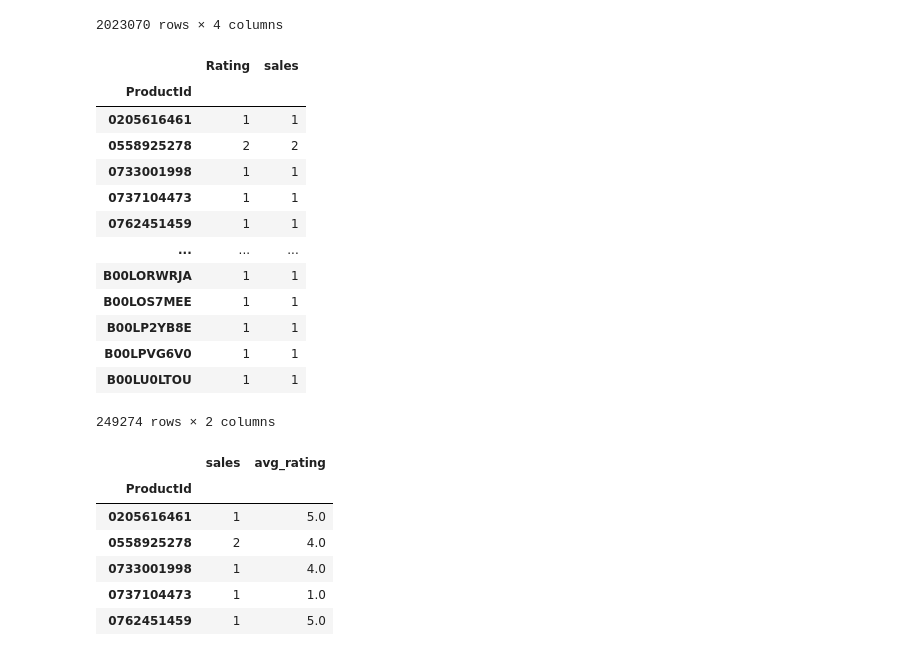
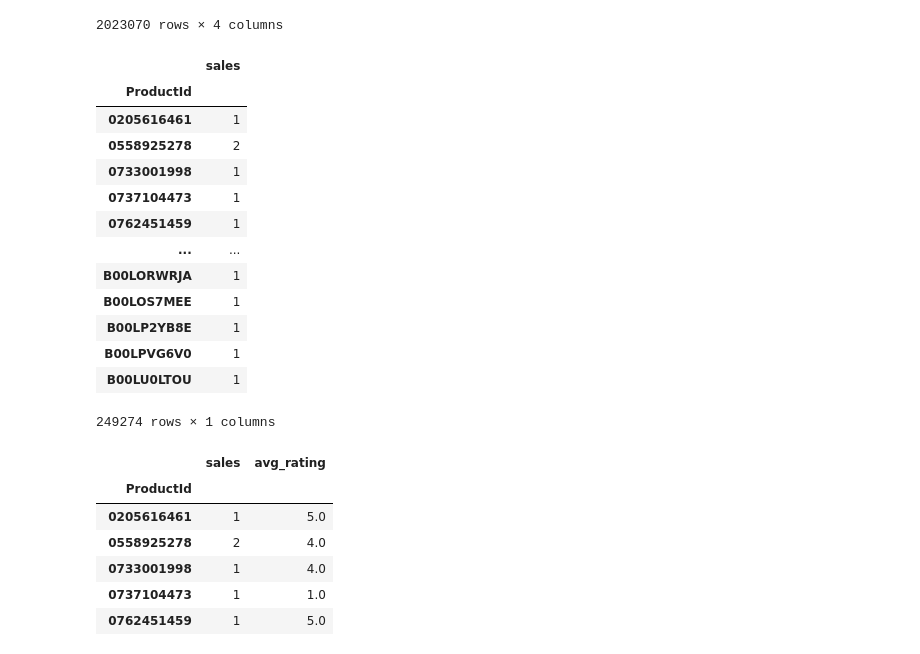
Before and after one commit to vgtgayan/rec-sys, a Jupyter notebook: 1_most_popular.ipynb, the cells around one changed output. Saved outputs shown, nothing was run; the diff lists cells and outputs as text; code cells hidden in the pictures.

```diff
--- a/1_most_popular.ipynb
+++ b/1_most_popular.ipynb
@@ -21,23 +21,24 @@ df
 # Drop null values
 df = df.dropna()
 # %%
+agg_df = pd.DataFrame()
 agg_df['sales'] = pd.DataFrame(df.groupby('ProductId')['Rating'].count())
 agg_df
 # %% [output]
-|  | Rating | sales |
-| ProductId |  |  |
-| 0205616461 | 1 | 1 |
-| 0558925278 | 2 | 2 |
-| 0733001998 | 1 | 1 |
-| 0737104473 | 1 | 1 |
-| 0762451459 | 1 | 1 |
-| ... | ... | ... |
-| B00LORWRJA | 1 | 1 |
-| B00LOS7MEE | 1 | 1 |
-| B00LP2YB8E | 1 | 1 |
-| B00LPVG6V0 | 1 | 1 |
-| B00LU0LTOU | 1 | 1 |
+|  | sales |
+| ProductId |  |
+| 0205616461 | 1 |
+| 0558925278 | 2 |
+| 0733001998 | 1 |
+| 0737104473 | 1 |
+| 0762451459 | 1 |
+| ... | ... |
+| B00LORWRJA | 1 |
+| B00LOS7MEE | 1 |
+| B00LP2YB8E | 1 |
+| B00LPVG6V0 | 1 |
+| B00LU0LTOU | 1 |
-249274 rows × 2 columns
+249274 rows × 1 columns
 # %%
 agg_df['avg_rating'] = pd.DataFrame(df.groupby('ProductId')['Rating'].mean())
 agg_df
```
Also changed, not shown: parts of 3 cells of this notebook, 10 other files.
